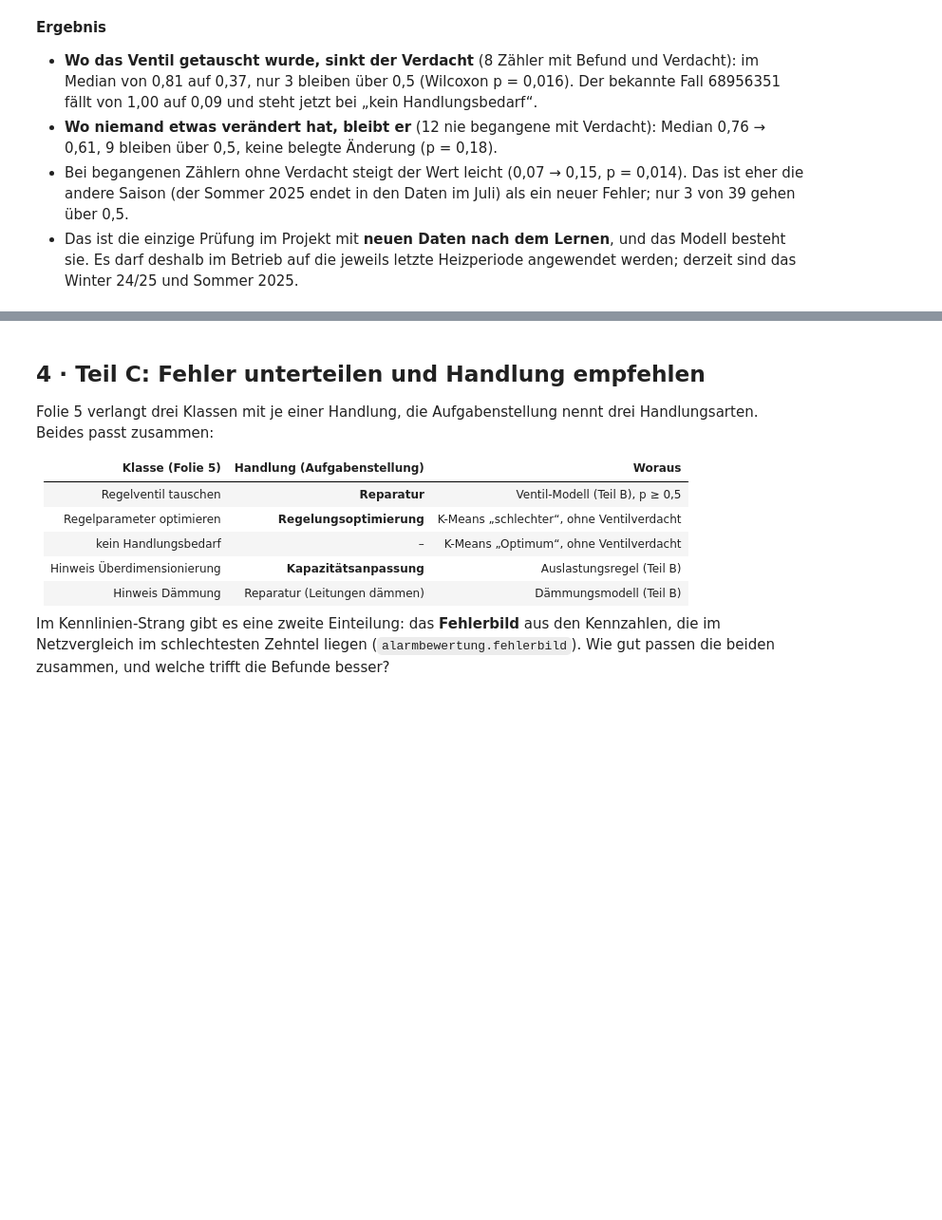
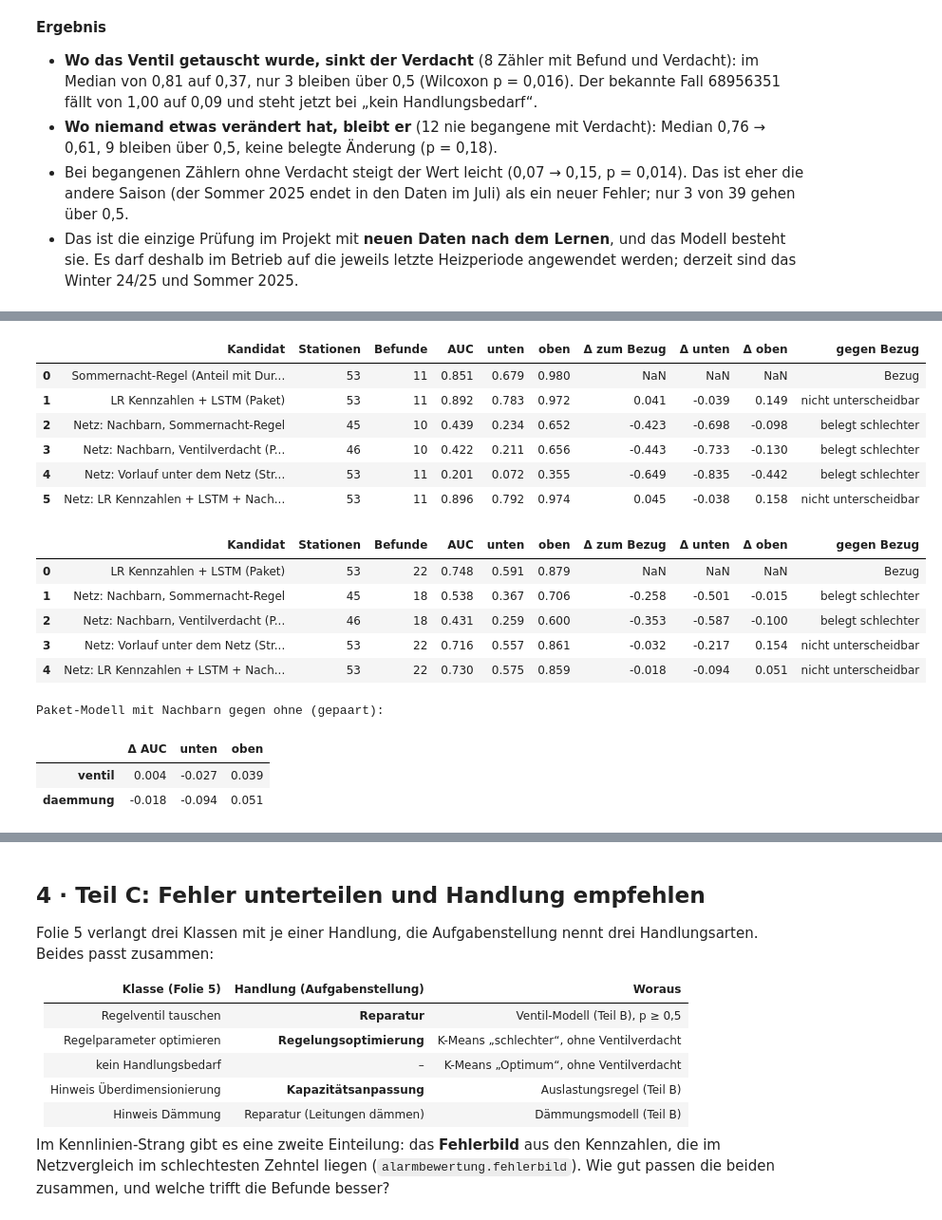
Before and after one commit to ivelinayna/projektseminar, a Jupyter notebook: notebooks/32_modellvergleich.ipynb, the cells around one changed output, grey strips where cells are left out. Shown at 95% size. Saved outputs shown, nothing was run; the diff lists cells and outputs as text; code cells hidden in the pictures; blank space fills up the shorter version.

```diff
--- a/notebooks/32_modellvergleich.ipynb
+++ b/notebooks/32_modellvergleich.ipynb
@@ -1415,0 +1535,57 @@ fall.round(2)
+# %%
+def nachbar_mittel(werte):
+    return pd.Series({m: werte.reindex([x for x in nachbarn2.get(int(m), ()) if x != m]).mean() for m in werte.index})
+
+
+w23 = stunden[(stunden["timestamp"] >= "2023-10-01") & (stunden["timestamp"] < "2024-04-01") & (stunden["leistung"] > 0.5)]
+w23 = w23[w23["timestamp"] < w23["zaehler"].map(fk.grenze_vor_begehung(labels, stunden["zaehler"].unique()))]
+vorlauf_abstand = (w23["vorlauf"] - w23["timestamp"].map(w23.groupby("timestamp")["vorlauf"].median())).groupby(w23["zaehler"]).mean()
+
+netz_erkennen = {
+    "Netz: Nachbarn, Sommernacht-Regel": nachbar_mittel(kz["sommer_durchlauf_anteil"]),
+    "Netz: Nachbarn, Ventilverdacht (Paket)": nachbar_mittel(vorher["p_ventil"]),
+    "Netz: Vorlauf unter dem Netz (Strangende)": -vorlauf_abstand,
+}
+X_netz = basis[fk.MERKMALE].copy()
+for spalte in ("sommer_durchlauf_anteil", "winter_ruecklauf_bei_0c", "anteil_volumenstrom"):
+    X_netz[f"nachbarn_{spalte}"] = nachbar_mittel(kz[spalte]).reindex(basis.index)
+lr_netz = {ziel: pd.Series(fk.kreuzvalidiert(X_netz, basis[ziel].astype(int).to_numpy()), index=basis.index)
+           for ziel in ("ventil", "daemmung")}
+
+ventil_netz = ps.bewerte_scores(y_ventil.loc[basis.index],
+                                {"Sommernacht-Regel (Anteil mit Durchfluss)": kz["sommer_durchlauf_anteil"].reindex(basis.index),
+                                 "LR Kennzahlen + LSTM (Paket)": oof["ventil"].reindex(basis.index),
+                                 **{k: v.reindex(basis.index) for k, v in netz_erkennen.items()},
+                                 "Netz: LR Kennzahlen + LSTM + Nachbarn": lr_netz["ventil"]},
+                                bezug="Sommernacht-Regel (Anteil mit Durchfluss)", paarweise=True)
+daemmung_netz = ps.bewerte_scores(basis["daemmung"].astype(int),
+                                  {"LR Kennzahlen + LSTM (Paket)": oof["daemmung"].reindex(basis.index),
+                                   **{k: v.reindex(basis.index) for k, v in netz_erkennen.items()},
+                                   "Netz: LR Kennzahlen + LSTM + Nachbarn": lr_netz["daemmung"]},
+                                  bezug="LR Kennzahlen + LSTM (Paket)", paarweise=True)
+mit_nachbarn = pd.DataFrame({ziel: dict(zip(["Δ AUC", "unten", "oben"],
+                                            ps.auc_differenz(basis[ziel].astype(int), lr_netz[ziel], oof[ziel].reindex(basis.index))))
+                             for ziel in ("ventil", "daemmung")}).T
+spalten = ["Kandidat", "Stationen", "Befunde", "AUC", "unten", "oben", "Δ zum Bezug", "Δ unten", "Δ oben", "gegen Bezug"]
+display(ventil_netz[spalten].round(3))
+display(daemmung_netz[spalten].round(3))
+print("Paket-Modell mit Nachbarn gegen ohne (gepaart):")
+mit_nachbarn.round(3)
+# %% [output]
+|  | Kandidat | Stationen | Befunde | AUC | unten | oben | Δ zum Bezug | Δ unten | Δ oben | gegen Bezug |
+| 0 | Sommernacht-Regel (Anteil mit Dur... | 53 | 11 | 0.851 | 0.679 | 0.980 | NaN | NaN | NaN | Bezug |
+| 1 | LR Kennzahlen + LSTM (Paket) | 53 | 11 | 0.892 | 0.783 | 0.972 | 0.041 | -0.039 | 0.149 | nicht unterscheidbar |
+| 2 | Netz: Nachbarn, Sommernacht-Regel | 45 | 10 | 0.439 | 0.234 | 0.652 | -0.423 | -0.698 | -0.098 | belegt schlechter |
+| 3 | Netz: Nachbarn, Ventilverdacht (P... | 46 | 10 | 0.422 | 0.211 | 0.656 | -0.443 | -0.733 | -0.130 | belegt schlechter |
+| 4 | Netz: Vorlauf unter dem Netz (Str... | 53 | 11 | 0.201 | 0.072 | 0.355 | -0.649 | -0.835 | -0.442 | belegt schlechter |
+| 5 | Netz: LR Kennzahlen + LSTM + Nach... | 53 | 11 | 0.896 | 0.792 | 0.974 | 0.045 | -0.038 | 0.158 | nicht unterscheidbar |
+|  | Kandidat | Stationen | Befunde | AUC | unten | oben | Δ zum Bezug | Δ unten | Δ oben | gegen Bezug |
+| 0 | LR Kennzahlen + LSTM (Paket) | 53 | 22 | 0.748 | 0.591 | 0.879 | NaN | NaN | NaN | Bezug |
+| 1 | Netz: Nachbarn, Sommernacht-Regel | 45 | 18 | 0.538 | 0.367 | 0.706 | -0.258 | -0.501 | -0.015 | belegt schlechter |
+| 2 | Netz: Nachbarn, Ventilverdacht (P... | 46 | 18 | 0.431 | 0.259 | 0.600 | -0.353 | -0.587 | -0.100 | belegt schlechter |
+| 3 | Netz: Vorlauf unter dem Netz (Str... | 53 | 22 | 0.716 | 0.557 | 0.861 | -0.032 | -0.217 | 0.154 | nicht unterscheidbar |
+| 4 | Netz: LR Kennzahlen + LSTM + Nach... | 53 | 22 | 0.730 | 0.575 | 0.859 | -0.018 | -0.094 | 0.051 | nicht unterscheidbar |
+Paket-Modell mit Nachbarn gegen ohne (gepaart):
+|  | Δ AUC | unten | oben |
+| ventil | 0.004 | -0.027 | 0.039 |
+| daemmung | -0.018 | -0.094 | 0.051 |
```
Also changed, not shown: parts of 12 cells of this notebook, 3 other files.
